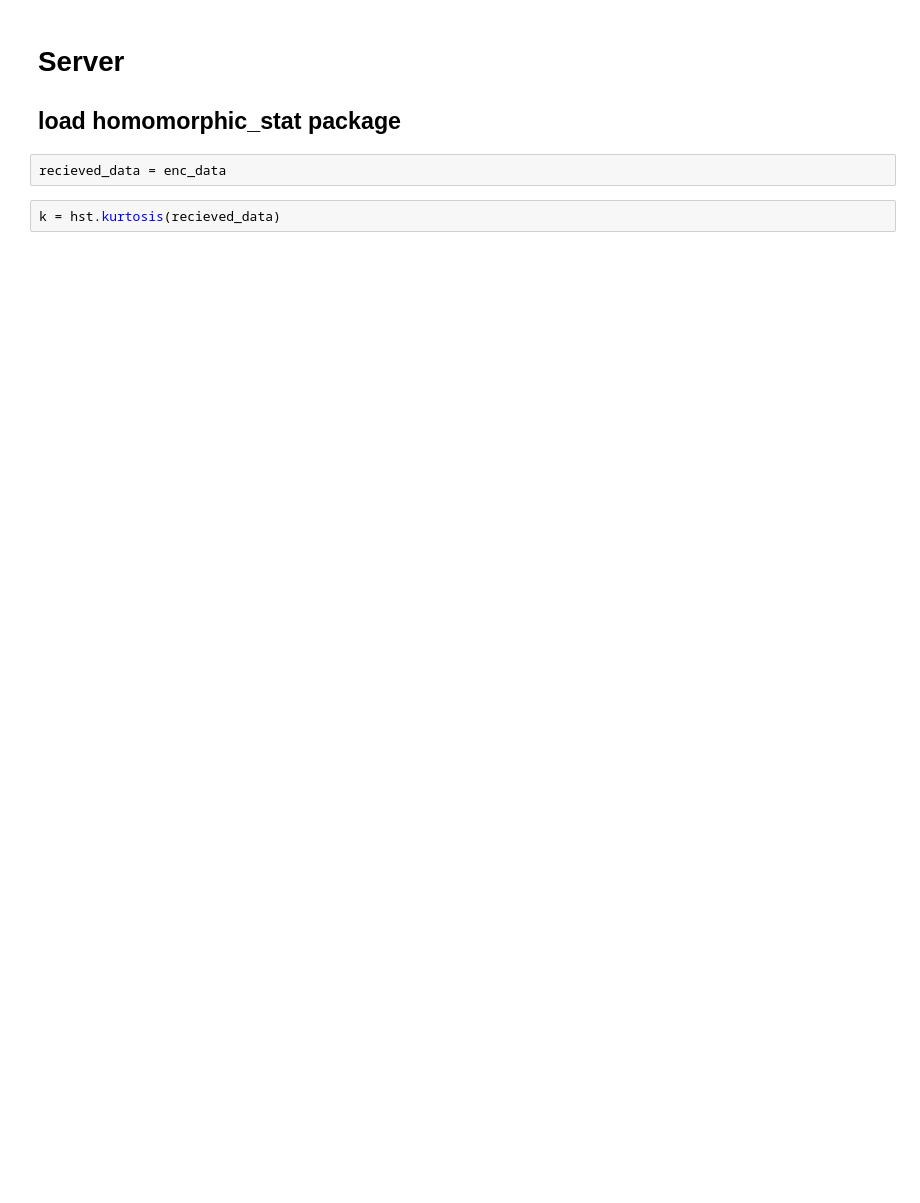
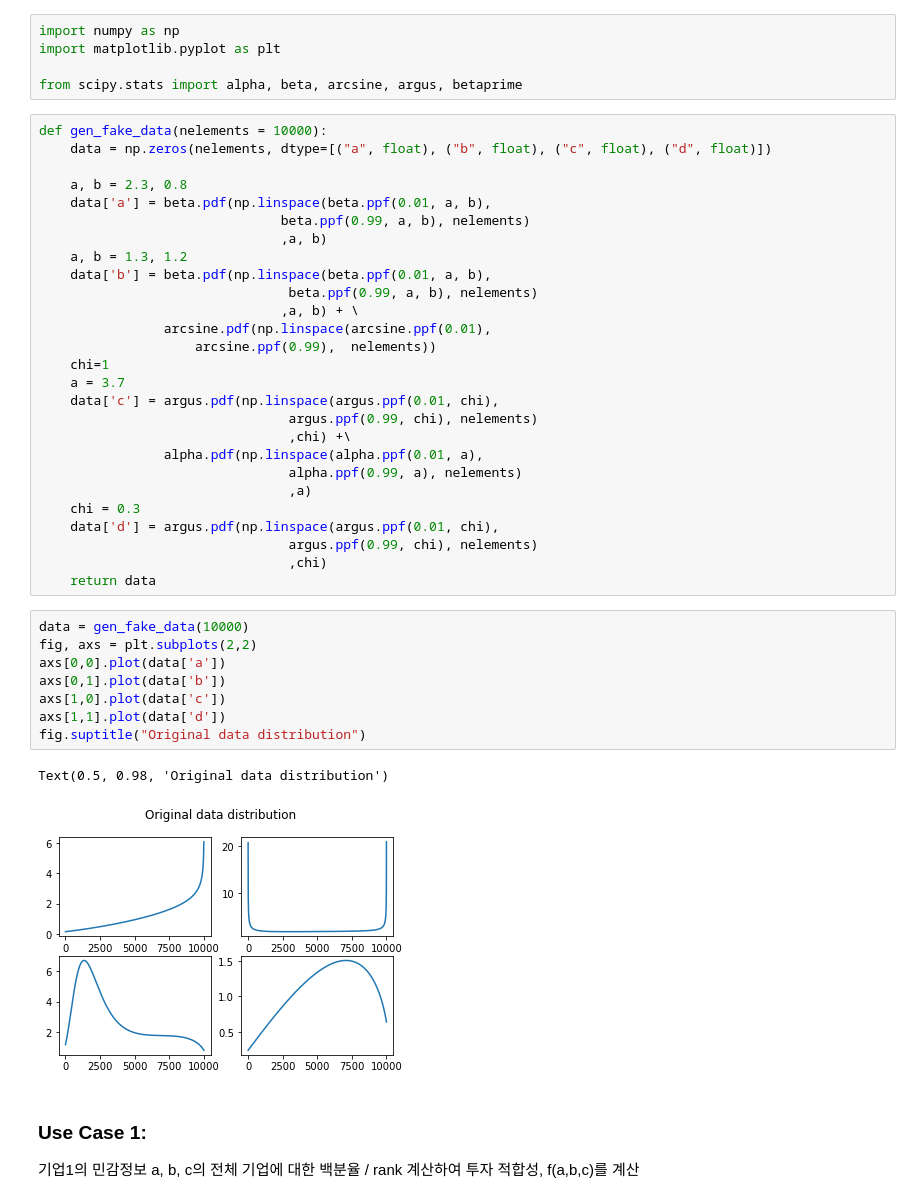
Before and after one commit to Deep-In-Sight/FHE_simulator, a Jupyter notebook: sample_script.ipynb, the cells around one changed output. Saved outputs shown, nothing was run; the diff lists cells and outputs as text; blank space fills up the shorter version.

```diff
--- a/sample_script.ipynb
+++ b/sample_script.ipynb
@@ -115,8 +1,46 @@ enc_data = data_col1
-# %% [markdown]
-# Server
-
-## load homomorphic_stat package
-# %%
-recieved_data = enc_data
-# %%
-k = hst.kurtosis(recieved_data)
+# %%
+import numpy as np
+import matplotlib.pyplot as plt
+
+from scipy.stats import alpha, beta, arcsine, argus, betaprime
+# %%
+def gen_fake_data(nelements = 10000):
+    data = np.zeros(nelements, dtype=[("a", float), ("b", float), ("c", float), ("d", float)])
+
+    a, b = 2.3, 0.8
+    data['a'] = beta.pdf(np.linspace(beta.ppf(0.01, a, b),
+                               beta.ppf(0.99, a, b), nelements)
+                               ,a, b)
+    a, b = 1.3, 1.2
+    data['b'] = beta.pdf(np.linspace(beta.ppf(0.01, a, b),
+                                beta.ppf(0.99, a, b), nelements)
+                               ,a, b) + \
+                arcsine.pdf(np.linspace(arcsine.ppf(0.01),
+                    arcsine.ppf(0.99),  nelements))
+    chi=1
+    a = 3.7
+    data['c'] = argus.pdf(np.linspace(argus.ppf(0.01, chi),
+                                argus.ppf(0.99, chi), nelements)
+                                ,chi) +\
+                alpha.pdf(np.linspace(alpha.ppf(0.01, a),
+                                alpha.ppf(0.99, a), nelements)
+                                ,a)
+    chi = 0.3
+    data['d'] = argus.pdf(np.linspace(argus.ppf(0.01, chi),
+                                argus.ppf(0.99, chi), nelements)
+                                ,chi)
+    return data
+# %%
+data = gen_fake_data(10000)
+fig, axs = plt.subplots(2,2)
+axs[0,0].plot(data['a'])
+axs[0,1].plot(data['b'])
+axs[1,0].plot(data['c'])
+axs[1,1].plot(data['d'])
+fig.suptitle("Original data distribution")
+# %% [output]
+Text(0.5, 0.98, 'Original data distribution')
+[figure, added]
+# %% [markdown]
+### Use Case 1:
+기업1의 민감정보 a, b, c의 전체 기업에 대한 백분율 / rank 계산하여 투자 적합성, f(a,b,c)를 계산
```
Also changed, not shown: parts of 33 cells of this notebook.
